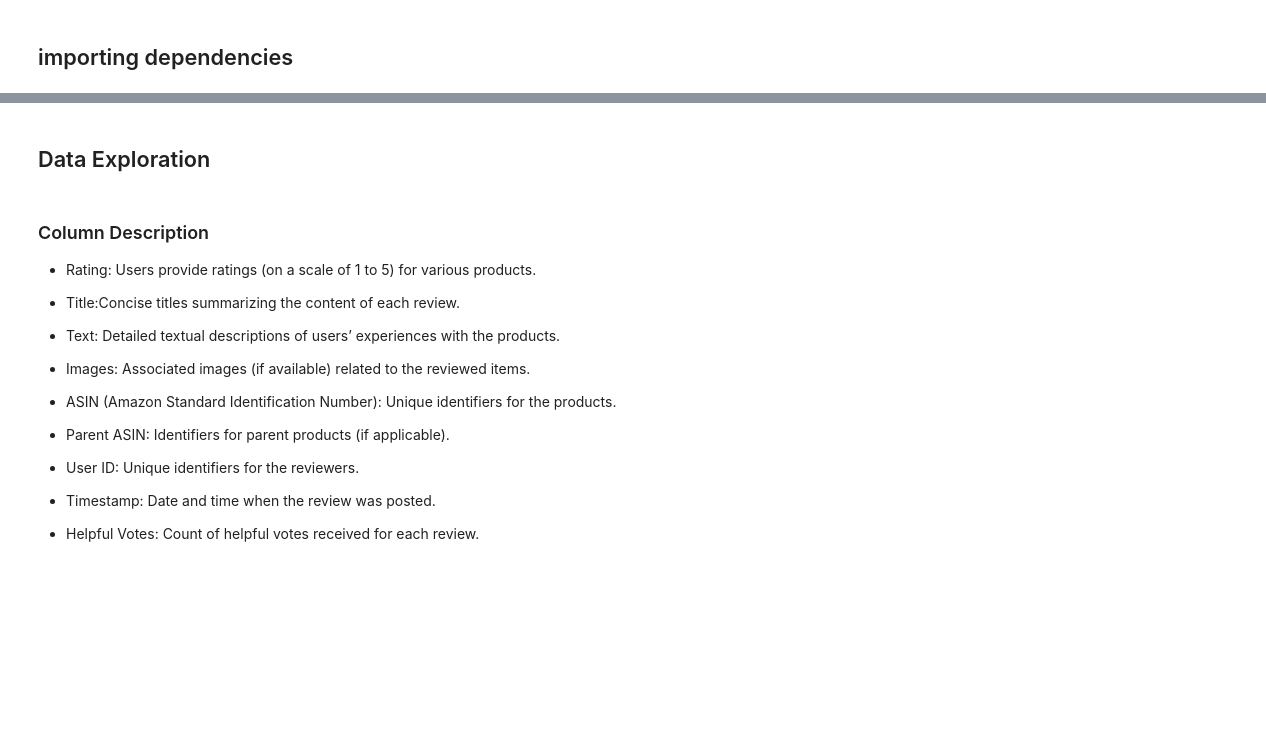
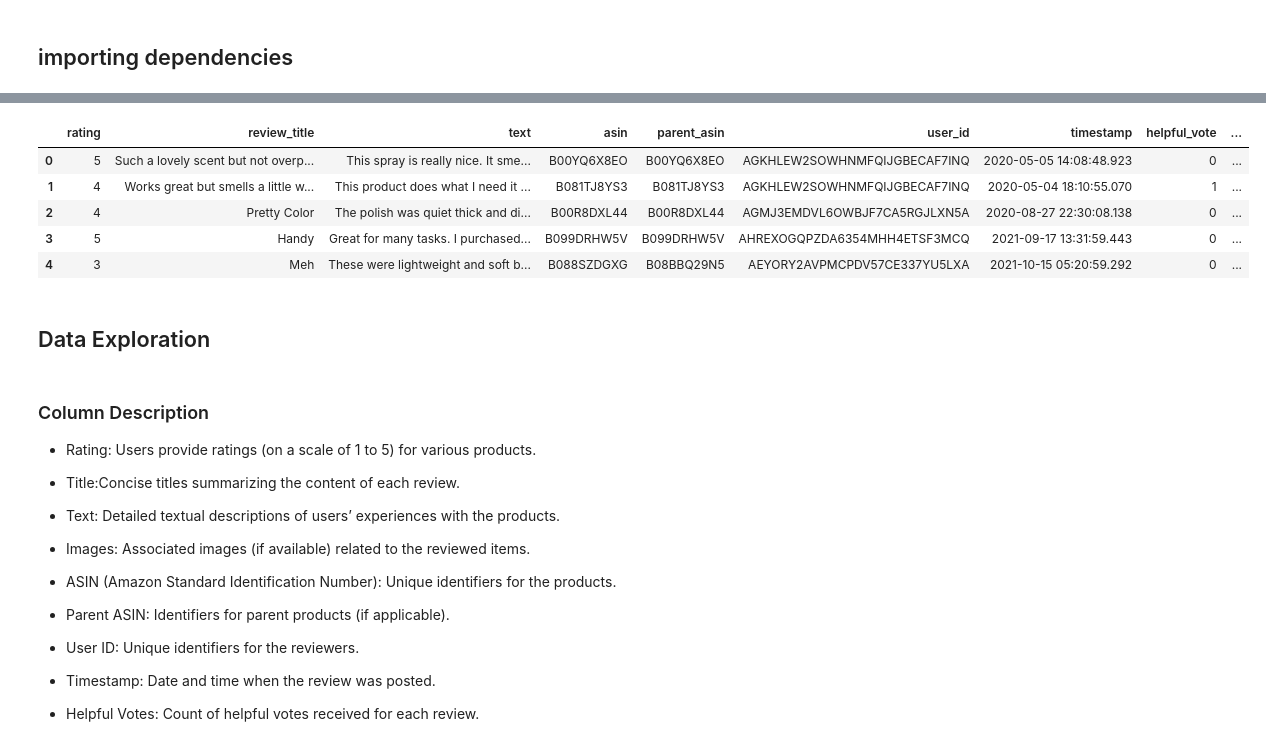
Before and after one commit to GeeksonCodes/dsn-bct-2026, a Jupyter notebook: notebooks/eda/amazon-review-notebook.ipynb, the cells around one changed output, grey strips where cells are left out. Cells and saved outputs as stored; diff of their text form; code cells hidden in the pictures; blank space fills up the shorter version.

Commit message:
added did the full evaluation still needs work

```diff
--- a/notebooks/eda/amazon-review-notebook.ipynb
+++ b/notebooks/eda/amazon-review-notebook.ipynb
@@ -233,3 +457,12 @@ Verified purchase %   : 90.5%
+# %%
+df.head()
+# %% [output]
+|  | rating | review_title | text | asin | parent_asin | user_id | timestamp | helpful_vote | ... |
+| 0 | 5 | Such a lovely scent but not overp... | This spray is really nice. It sme... | B00YQ6X8EO | B00YQ6X8EO | AGKHLEW2SOWHNMFQIJGBECAF7INQ | 2020-05-05 14:08:48.923 | 0 | ... |
+| 1 | 4 | Works great but smells a little w... | This product does what I need it ... | B081TJ8YS3 | B081TJ8YS3 | AGKHLEW2SOWHNMFQIJGBECAF7INQ | 2020-05-04 18:10:55.070 | 1 | ... |
+| 2 | 4 | Pretty Color | The polish was quiet thick and di... | B00R8DXL44 | B00R8DXL44 | AGMJ3EMDVL6OWBJF7CA5RGJLXN5A | 2020-08-27 22:30:08.138 | 0 | ... |
+| 3 | 5 | Handy | Great for many tasks. I purchased... | B099DRHW5V | B099DRHW5V | AHREXOGQPZDA6354MHH4ETSF3MCQ | 2021-09-17 13:31:59.443 | 0 | ... |
+| 4 | 3 | Meh | These were lightweight and soft b... | B088SZDGXG | B08BBQ29N5 | AEYORY2AVPMCPDV57CE337YU5LXA | 2021-10-15 05:20:59.292 | 0 | ... |
 # %% [markdown]
 ## Data Exploration
 # %% [markdown]
```
Also changed, not shown: parts of 48 cells of this notebook.
